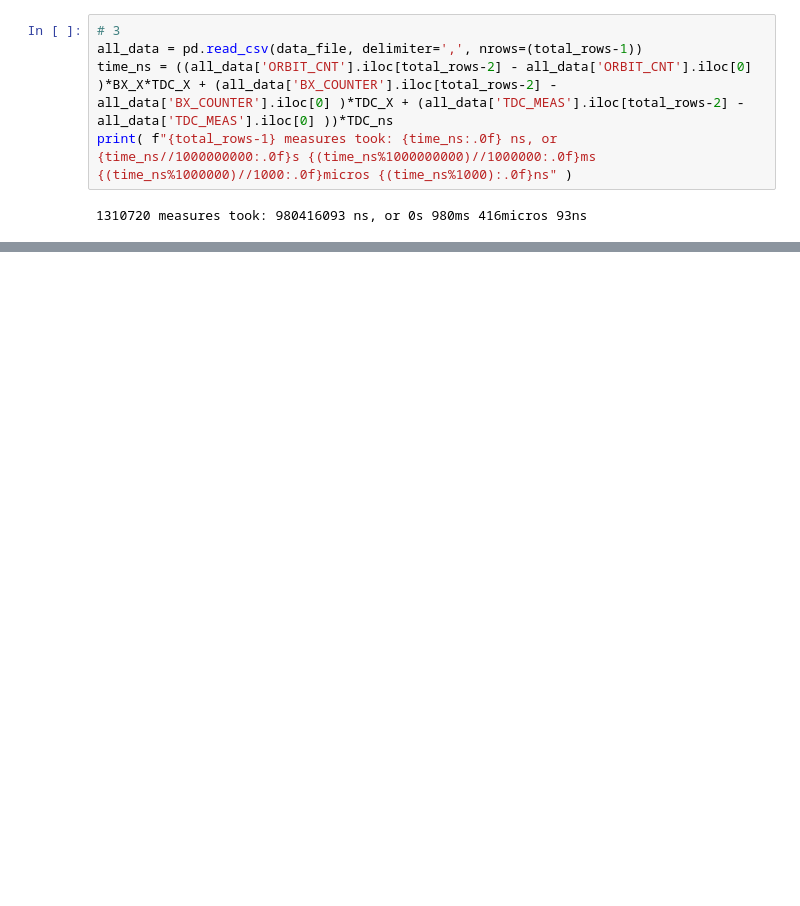
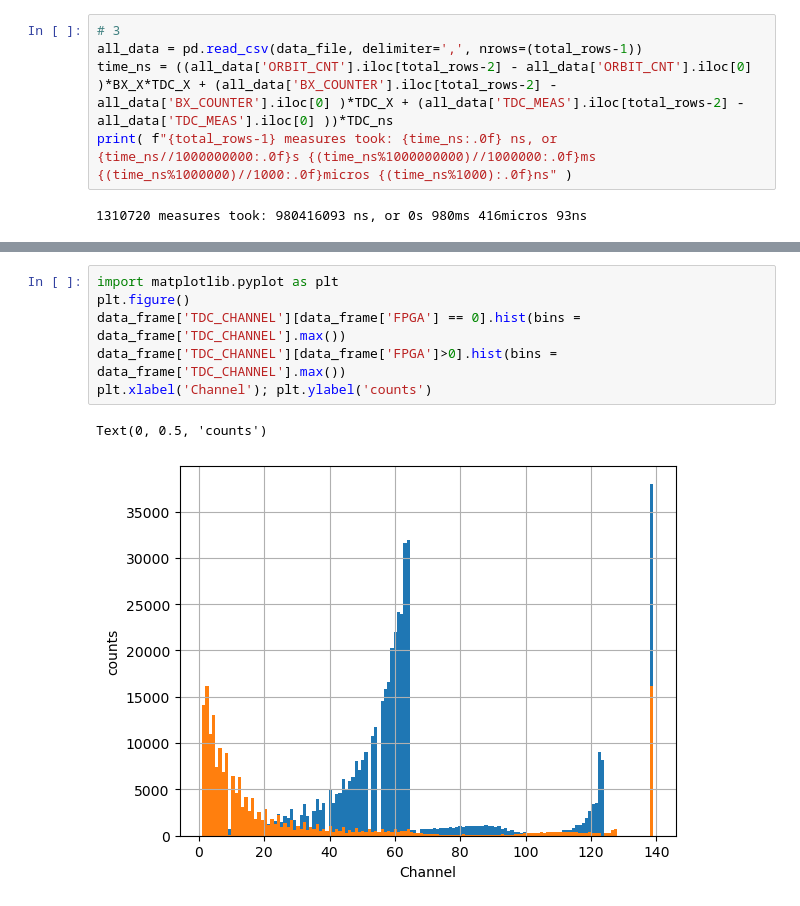
Before and after one commit to LeoPi314/LaboratoryOfComputationalPhysics_Y7, a Jupyter notebook: 06ex_Pandas.ipynb, the cells around one changed output, grey strips where cells are left out. Drawn from its saved outputs; the diff is of its cells as text; blank space fills up the shorter version.

```diff
--- a/06ex_Pandas.ipynb
+++ b/06ex_Pandas.ipynb
@@ -191,0 +187,9 @@ data_chosen
+# %%
+import matplotlib.pyplot as plt
+plt.figure()
+data_frame['TDC_CHANNEL'][data_frame['FPGA'] == 0].hist(bins = data_frame['TDC_CHANNEL'].max())
+data_frame['TDC_CHANNEL'][data_frame['FPGA']>0].hist(bins = data_frame['TDC_CHANNEL'].max())
+plt.xlabel('Channel'); plt.ylabel('counts')
+# %% [output]
+Text(0, 0.5, 'counts')
+[figure, added]
```
Also changed, not shown: parts of 11 cells of this notebook, 1 other file.
